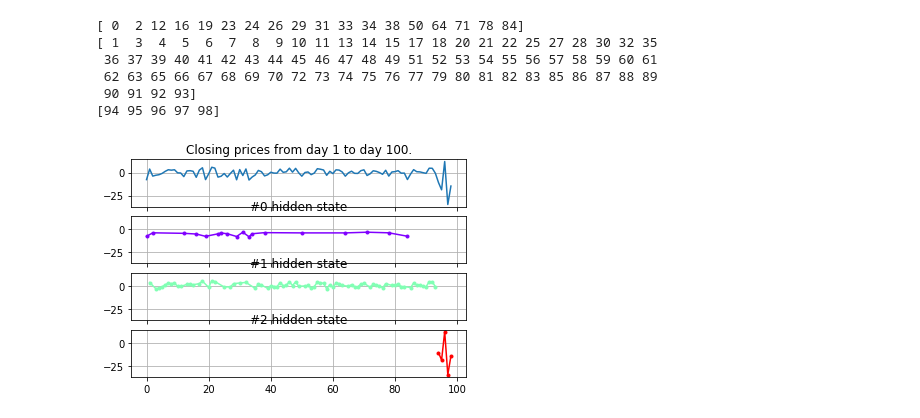
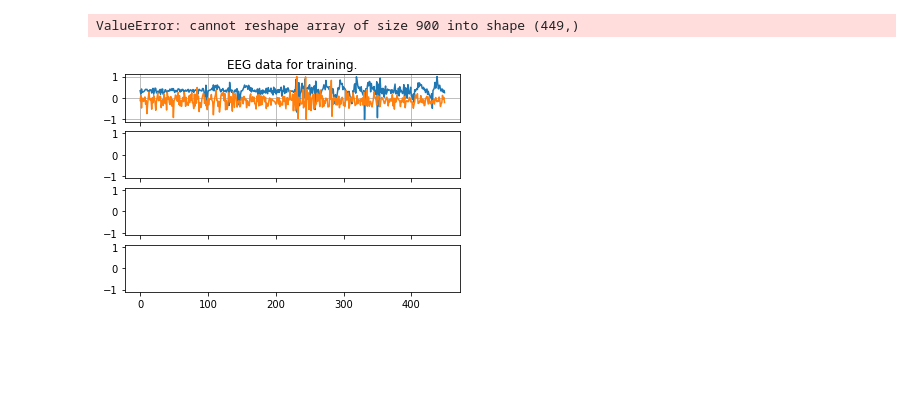
Before and after one commit to ktsimring/final-project, a Jupyter notebook: HMM Example EEG.ipynb, the cells around one changed output. Drawn from its saved outputs; the diff is of its cells as text; code cells hidden in the pictures; blank space fills up the shorter version.

Commit message:
update on multi-channel and scale for hmm

```diff
--- a/HMM Example EEG.ipynb
+++ b/HMM Example EEG.ipynb
@@ -26,9 +18,0 @@ def difference(dataset, interval=1):
-# %%
-g = pyedflib.EdfReader('sample-data/SC4001E0-PSG.edf')
-n = g.signals_in_file
-signal_labels = g.getSignalLabels()
-sigbufs = np.zeros((n, g.getNSamples()[0]))
-for i in np.arange(n):
-    len_sig = len(g.readSignal(i))
-    sigbufs[i, :len_sig] = g.readSignal(i)
-print("--- %s seconds ---" % (time.time() - start_time))
@@ -48,0 +80,4 @@ AttributeError: 'numpy.ndarray' object has no attribute 'time'
+# %%
+print('> Loading data... ')
+sig = load_data('LSTM/sample-data/SC4001E0-PSG.edf')
+print("--- %s seconds ---" % (time.time() - start_time))
@@ -48,0 +87,3 @@ AttributeError: 'numpy.ndarray' object has no attribute 'time'
+# %%
+scalers, train, test = make_data(sig, False)
+#print(X_train, y_train)
@@ -49,8 +96,9 @@ AttributeError: 'numpy.ndarray' object has no attribute 'time'
 # %%
-model_3 = hmm.GaussianHMM(n_components=3, covariance_type="diag", n_iter = 500, verbose=True).fit(diff_values)
+model_3 = hmm.GaussianHMM(n_components=3, covariance_type="diag", n_iter = 500, verbose=True).fit(train)
 print(model_3.means_)
 print(model_3.covars_)
 print(model_3.startprob_)
 print(model_3.transmat_)
-z = model_3.predict(diff_values)
+z = model_3.predict(train)
+print z
 # %% [output]
@@ -86,27 +154,22 @@ z = model_3.predict(diff_values)
 # %%
 fig, axs = plt.subplots(model_3.n_components+1, sharex=True, sharey=True)
 colours = cm.rainbow(np.linspace(0, 1, model_3.n_components))
-time = np.arange(len(diff_values))
-axs[0].plot(time, diff_values)
-axs[0].set_title("Closing prices from day 1 to day 100.")
+time = np.arange(len(train))
+axs[0].plot(time, train)
+axs[0].set_title("EEG data for training.")
 axs[0].grid(True)
-diff_values = diff_values.reshape(99)
+train = train.reshape(len(train) - 1)
 for i  in range(1,model_3.n_components+1):
     mask = z == i-1
     print(time[mask])
-    axs[i].plot(time[mask], diff_values[mask], ".-", c=colours[i-1])
+    axs[i].plot(time[mask], train[mask], ".-", c=colours[i-1])
     axs[i].set_title("#{0} hidden state".format(i-1))
 
     axs[i].grid(True)
 
 plt.show()
 # %% [output]
-[ 0  2 12 16 19 23 24 26 29 31 33 34 38 50 64 71 78 84]
-[ 1  3  4  5  6  7  8  9 10 11 13 14 15 17 18 20 21 22 25 27 28 30 32 35
- 36 37 39 40 41 42 43 44 45 46 47 48 49 51 52 53 54 55 56 57 58 59 60 61
- 62 63 65 66 67 68 69 70 72 73 74 75 76 77 79 80 81 82 83 85 86 87 88 89
- 90 91 92 93]
-[94 95 96 97 98]
+ValueError: cannot reshape array of size 900 into shape (449,)
-[figure, old version]
+[figure, new version]
 # %%
 from sklearn.utils import check_random_state
```
Also changed, not shown: parts of 10 cells of this notebook.
